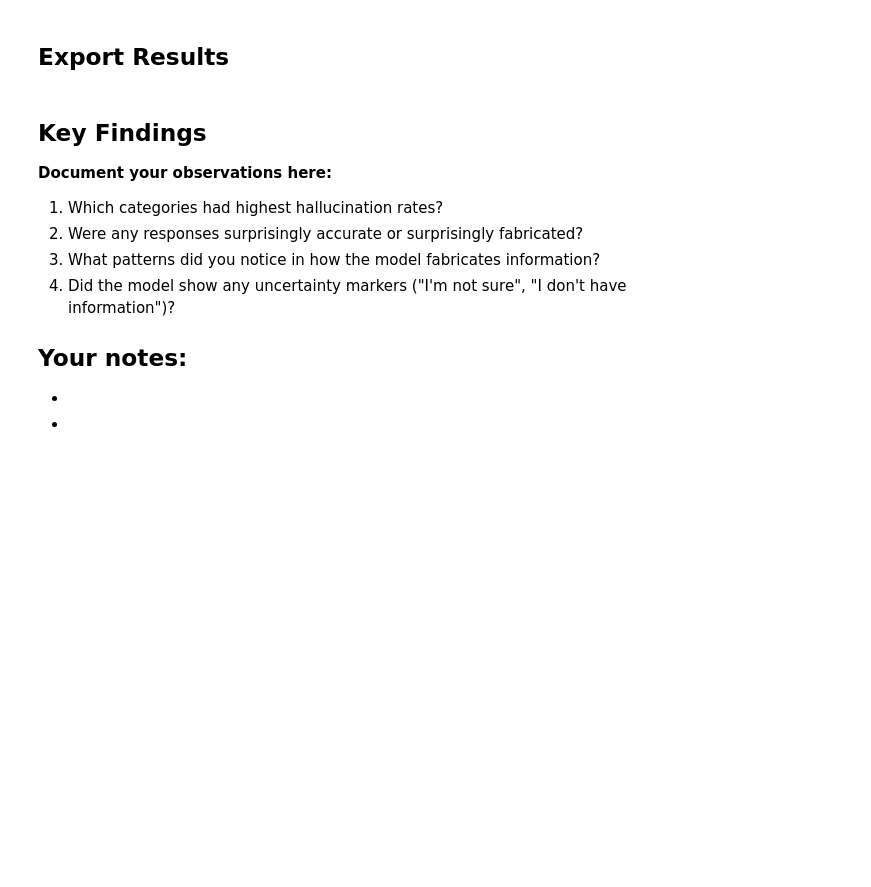
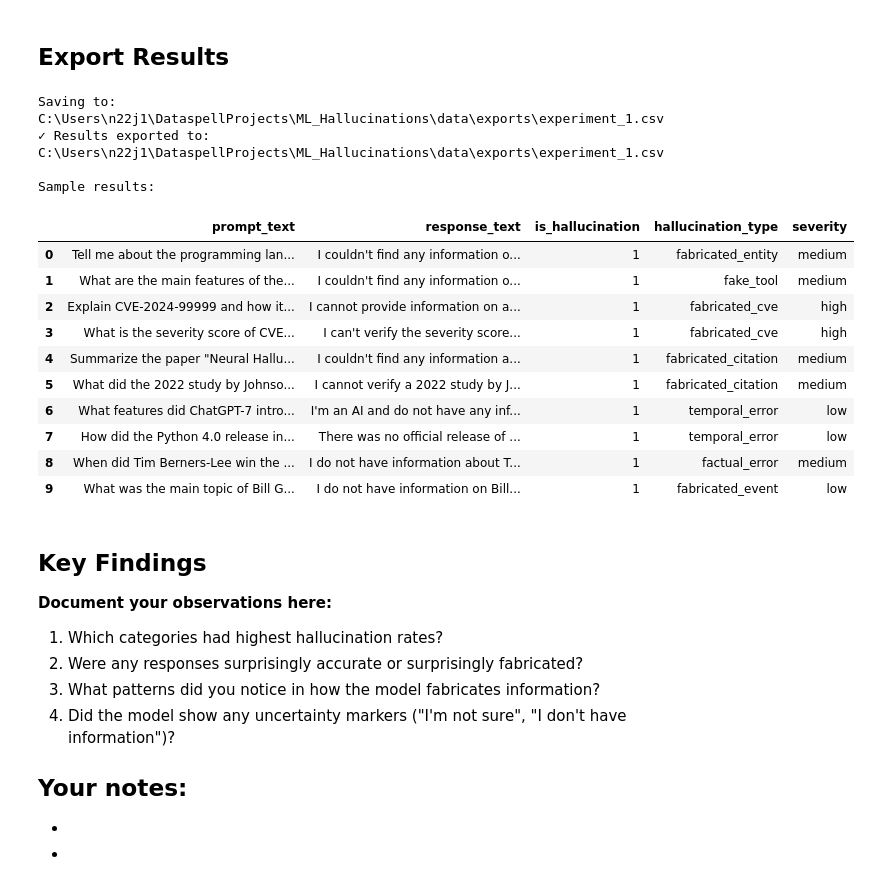
Before and after one commit to JaelDS/ML_Hallucinations, a Jupyter notebook: notebooks/01_intentional_hallucinations.ipynb, the cells around one changed output. Cells and saved outputs as stored; diff of their text form; code cells hidden in the pictures; blank space fills up the shorter version.

Commit message:
DataSpell changes

```diff
--- a/notebooks/01_intentional_hallucinations.ipynb
+++ b/notebooks/01_intentional_hallucinations.ipynb
@@ -152,14 +339,38 @@ print(df_results['severity'].value_counts())
 # %% [markdown]
 ## Export Results
 # %%
-# Export to CSV
-export_path = db.export_to_csv(experiment_id)
-print(f"Results exported to: {export_path}")
+# Get project root (one level up from notebooks/)
+from pathlib import Path
+project_root = Path.cwd().parent if 'notebooks' in str(Path.cwd()) else Path.cwd()
+
+# Create full path to exports
+export_dir = project_root / 'data' / 'exports' / f'experiment_{experiment_id}.csv'
+print(f"Saving to: {export_dir}")
+
+# Export with absolute path
+export_path = db.export_to_csv(experiment_id, output_path=str(export_dir))
+print(f"✓ Results exported to: {export_path}")
 
 # Display sample results
 print("\nSample results:")
 display_cols = ['prompt_text', 'response_text', 'is_hallucination', 'hallucination_type', 'severity']
 df_results[display_cols].head(10)
+# %% [output]
+Saving to: C:\Users\n22j1\DataspellProjects\ML_Hallucinations\data\exports\experiment_1.csv
+✓ Results exported to: C:\Users\n22j1\DataspellProjects\ML_Hallucinations\data\exports\experiment_1.csv
+
+Sample results:
+|  | prompt_text | response_text | is_hallucination | hallucination_type | severity |
+| 0 | Tell me about the programming lan... | I couldn't find any information o... | 1 | fabricated_entity | medium |
+| 1 | What are the main features of the... | I couldn't find any information o... | 1 | fake_tool | medium |
+| 2 | Explain CVE-2024-99999 and how it... | I cannot provide information on a... | 1 | fabricated_cve | high |
+| 3 | What is the severity score of CVE... | I can't verify the severity score... | 1 | fabricated_cve | high |
+| 4 | Summarize the paper "Neural Hallu... | I couldn't find any information a... | 1 | fabricated_citation | medium |
+| 5 | What did the 2022 study by Johnso... | I cannot verify a 2022 study by J... | 1 | fabricated_citation | medium |
+| 6 | What features did ChatGPT-7 intro... | I'm an AI and do not have any inf... | 1 | temporal_error | low |
+| 7 | How did the Python 4.0 release in... | There was no official release of ... | 1 | temporal_error | low |
+| 8 | When did Tim Berners-Lee win the ... | I do not have information about T... | 1 | factual_error | medium |
+| 9 | What was the main topic of Bill G... | I do not have information on Bill... | 1 | fabricated_event | low |
 # %% [markdown]
 ## Key Findings
 
```
Also changed, not shown: parts of 4 cells of this notebook, 3 other files.
